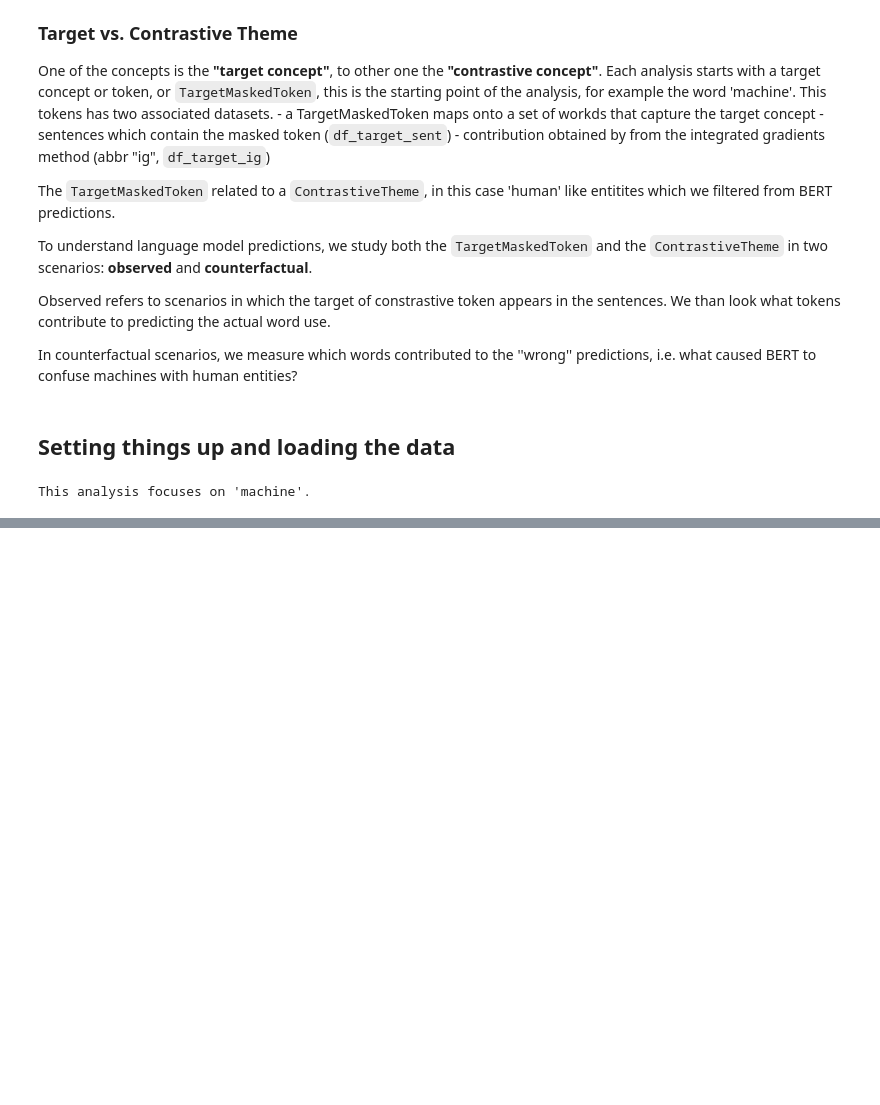
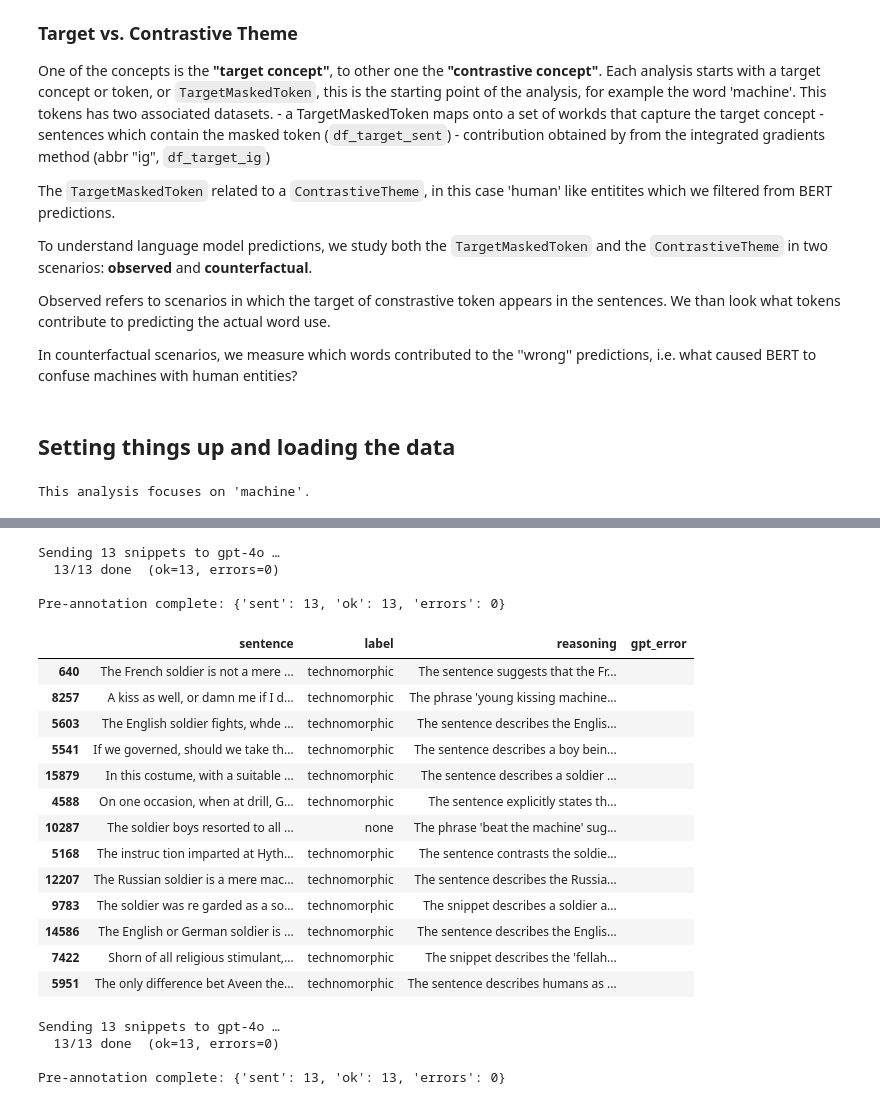
Before and after one commit to Text-Machine/mask-predict, a Jupyter notebook: 3-thematic-analysis-ig.ipynb, the cells around one changed output, grey strips where cells are left out. Saved outputs shown, nothing was run; the diff lists cells and outputs as text; code cells hidden in the pictures; blank space fills up the shorter version.

```diff
--- a/3-thematic-analysis-ig.ipynb
+++ b/3-thematic-analysis-ig.ipynb
@@ -96,0 +136,13 @@ Name: Token, Length: 71, dtype: str " Upon the ground - where they had kneeled,
+# %%
+wordList = ['child','children','boy','girl', 'boys', 'girls','baby','babies']
+
+df_comparisonConcept = df_ig[
+    (df_ig['Target'].isin(wordList)) # we exclude the target token itself, as we are interested in other tokens that are predictive of the contrastive concept
+                ].groupby('Token').agg(
+                        count=('id', 'count'),identifiers=('id', set),avg_score=('Score', 'mean')
+                    ).reset_index()
+# %%
+
+min_count = 10
+df_result = df_comparisonConcept[df_comparisonConcept['count'] >= min_count].sort_values(by='avg_score', ascending=False)
+df_result.head(10)
@@ -96,0 +161,3 @@ Name: Token, Length: 71, dtype: str " Upon the ground - where they had kneeled,
+# %%
+pd.set_option('display.max_colwidth', 200)
+df_sent.iloc[list(df_result.loc[6841].identifiers)].currentSentence
@@ -96,0 +253,8 @@ Name: Token, Length: 71, dtype: str " Upon the ground - where they had kneeled,
+# %%
+df_sample = pd.DataFrame(df_sent.iloc[list(df_result.loc[6841].identifiers)].currentSentence)
+df_sample.rename(columns={'currentSentence':'sentence'}, inplace=True)
+
+df_sample.reset_index(drop=True)
+df_sample['label'] = ''
+df_sample['reasoning'] = ''
+df_sample.head(10)
@@ -96,0 +279,33 @@ Name: Token, Length: 71, dtype: str " Upon the ground - where they had kneeled,
+# %%
+from explain.gpt_annotation import run_gpt_preannotation
+
+summary = run_gpt_preannotation(
+    df_sample,
+    system_prompt=COT_SYSTEM_PROMPT,
+    api_key=OPENAI_API_KEY,
+    model=OPENAI_MODEL,
+    n=0,
+    max_workers=OPENAI_MAX_WORKERS,
+)
+# %% [output]
+Sending 13 snippets to gpt-4o …
+  13/13 done  (ok=13, errors=0)
+
+Pre-annotation complete: {'sent': 13, 'ok': 13, 'errors': 0}
+# %%
+df_sample
+# %% [output]
+|  | sentence | label | reasoning | gpt_error |
+| 640 | The French soldier is not a mere ... | technomorphic | The sentence suggests that the Fr... |  |
+| 8257 | A kiss as well, or damn me if I d... | technomorphic | The phrase 'young kissing machine... |  |
+| 5603 | The English soldier fights, whde ... | technomorphic | The sentence describes the Englis... |  |
+| 5541 | If we governed, should we take th... | technomorphic | The sentence describes a boy bein... |  |
+| 15879 | In this costume, with a suitable ... | technomorphic | The sentence describes a soldier ... |  |
+| 4588 | On one occasion, when at drill, G... | technomorphic | The sentence explicitly states th... |  |
+| 10287 | The soldier boys resorted to all ... | none | The phrase 'beat the machine' sug... |  |
+| 5168 | The instruc tion imparted at Hyth... | technomorphic | The sentence contrasts the soldie... |  |
+| 12207 | The Russian soldier is a mere mac... | technomorphic | The sentence describes the Russia... |  |
+| 9783 | The soldier was re garded as a so... | technomorphic | The snippet describes a soldier a... |  |
+| 14586 | The English or German soldier is ... | technomorphic | The sentence describes the Englis... |  |
+| 7422 | Shorn of all religious stimulant,... | technomorphic | The snippet describes the 'fellah... |  |
+| 5951 | The only difference bet Aveen the... | technomorphic | The sentence describes humans as ... |  |
@@ -96,0 +332,16 @@ Name: Token, Length: 71, dtype: str " Upon the ground - where they had kneeled,
+# %%
+from explain.gpt_annotation import run_gpt_preannotation
+
+summary = run_gpt_preannotation(
+    df_sample,
+    system_prompt=COT_SYSTEM_PROMPT,
+    api_key=OPENAI_API_KEY,
+    model=OPENAI_MODEL,
+    n=0,
+    max_workers=OPENAI_MAX_WORKERS,
+)
+# %% [output]
+Sending 13 snippets to gpt-4o …
+  13/13 done  (ok=13, errors=0)
+
+Pre-annotation complete: {'sent': 13, 'ok': 13, 'errors': 0}
```
Also changed, not shown: parts of 45 cells of this notebook, 12 other files.
